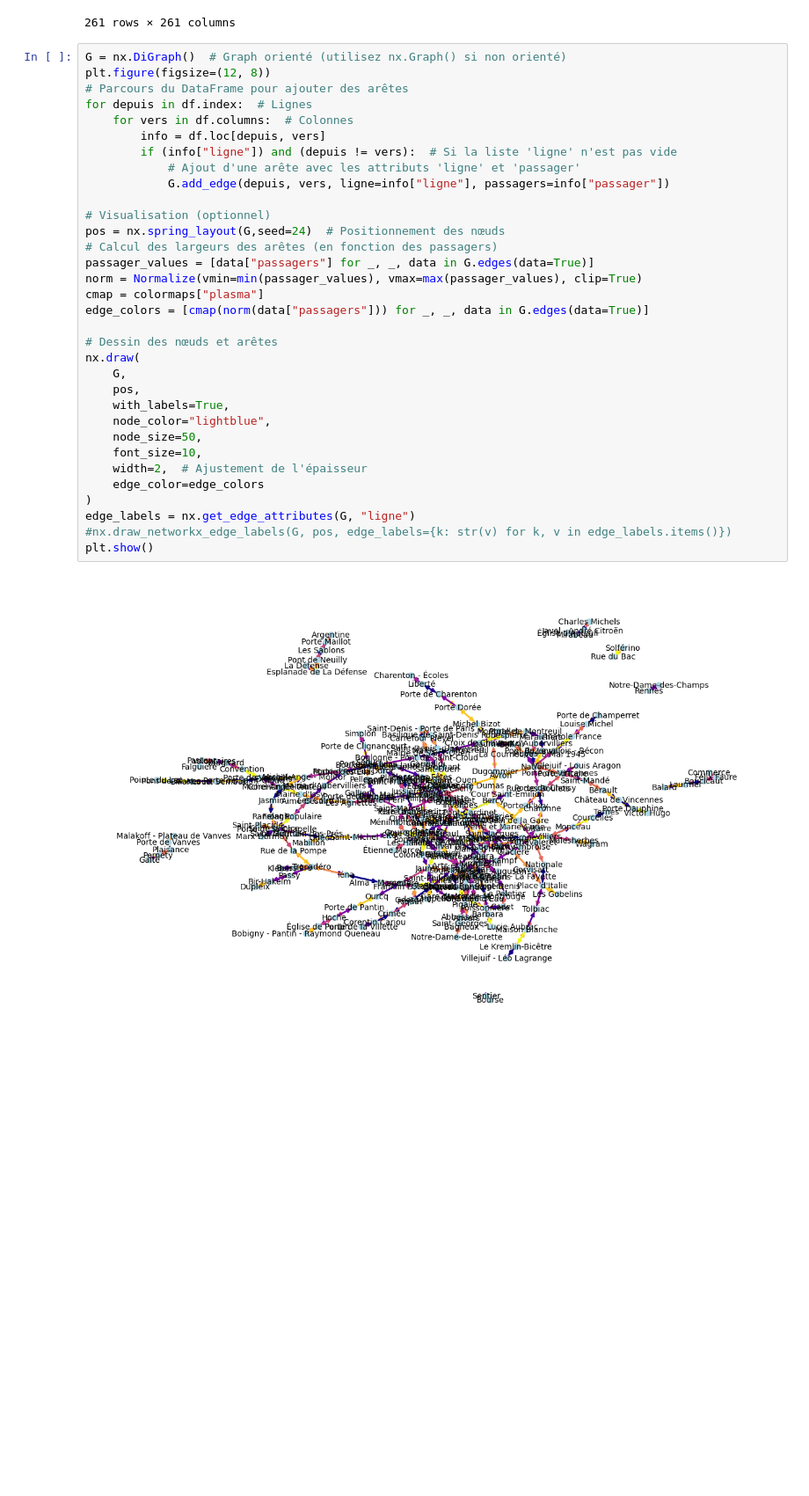
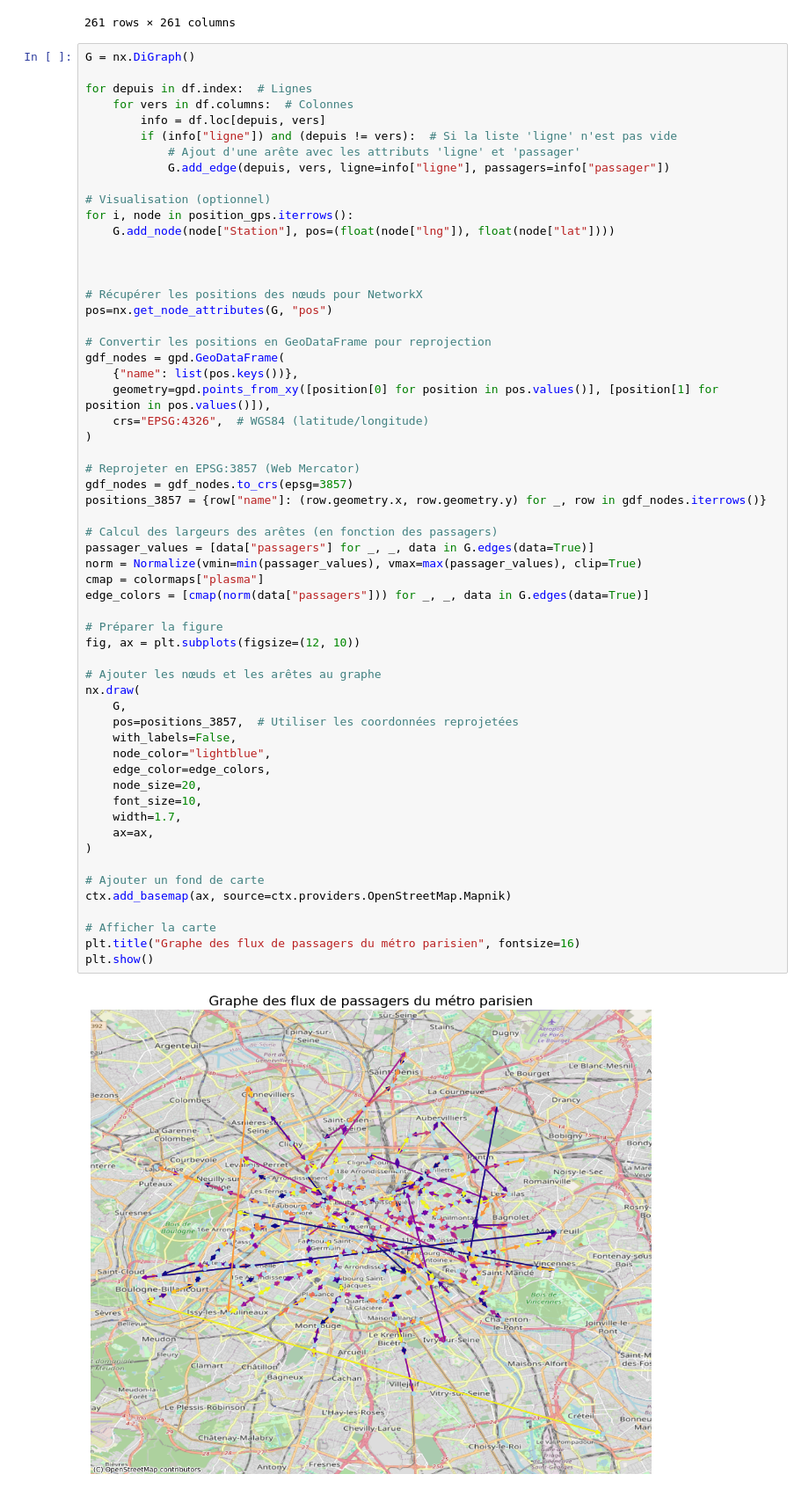
Before and after one commit to marcodamecourt/data_chall_alstom, a Jupyter notebook: data_chhall.ipynb, the cells around one changed output. Shown at 88% size. Cells and saved outputs as stored; diff of their text form; blank space fills up the shorter version.

Commit message:
graph avec carte

```diff
--- a/data_chhall.ipynb
+++ b/data_chhall.ipynb
@@ -173,37 +176,62 @@ df
 | Rome | {'ligne': [], 'passager': 8} | {'ligne': [], 'passager': 2} | {'ligne': [], 'passager': 5} | {'ligne': [], 'passager': 5} | {'ligne': [], 'passager': 1} | {'ligne': [], 'passager': 1} | {'ligne': [], 'passager': 4} | ... |
 261 rows × 261 columns
 # %%
-G = nx.DiGraph()  # Graph orienté (utilisez nx.Graph() si non orienté)
-plt.figure(figsize=(12, 8))
-# Parcours du DataFrame pour ajouter des arêtes
+G = nx.DiGraph()
+
 for depuis in df.index:  # Lignes
     for vers in df.columns:  # Colonnes
         info = df.loc[depuis, vers]
         if (info["ligne"]) and (depuis != vers):  # Si la liste 'ligne' n'est pas vide
             # Ajout d'une arête avec les attributs 'ligne' et 'passager'
             G.add_edge(depuis, vers, ligne=info["ligne"], passagers=info["passager"])
 
 # Visualisation (optionnel)
-pos = nx.spring_layout(G,seed=24)  # Positionnement des nœuds
+for i, node in position_gps.iterrows():
+    G.add_node(node["Station"], pos=(float(node["lng"]), float(node["lat"])))
+
+
+
+# Récupérer les positions des nœuds pour NetworkX
+pos=nx.get_node_attributes(G, "pos")
+
+# Convertir les positions en GeoDataFrame pour reprojection
+gdf_nodes = gpd.GeoDataFrame(
+    {"name": list(pos.keys())},
+    geometry=gpd.points_from_xy([position[0] for position in pos.values()], [position[1] for position in pos.values()]),
+    crs="EPSG:4326",  # WGS84 (latitude/longitude)
+)
+
+# Reprojeter en EPSG:3857 (Web Mercator)
+gdf_nodes = gdf_nodes.to_crs(epsg=3857)
+positions_3857 = {row["name"]: (row.geometry.x, row.geometry.y) for _, row in gdf_nodes.iterrows()}
+
 # Calcul des largeurs des arêtes (en fonction des passagers)
 passager_values = [data["passagers"] for _, _, data in G.edges(data=True)]
 norm = Normalize(vmin=min(passager_values), vmax=max(passager_values), clip=True)
 cmap = colormaps["plasma"]
 edge_colors = [cmap(norm(data["passagers"])) for _, _, data in G.edges(data=True)]
 
-# Dessin des nœuds et arêtes
+# Préparer la figure
+fig, ax = plt.subplots(figsize=(12, 10))
+
+# Ajouter les nœuds et les arêtes au graphe
 nx.draw(
     G,
-    pos,
-    with_labels=True,
+    pos=positions_3857,  # Utiliser les coordonnées reprojetées
+    with_labels=False,
     node_color="lightblue",
-    node_size=50,
+    edge_color=edge_colors,
+    node_size=20,
     font_size=10,
-    width=2,  # Ajustement de l'épaisseur
-    edge_color=edge_colors
+    width=1.7,
+    ax=ax,
 )
-edge_labels = nx.get_edge_attributes(G, "ligne")
-#nx.draw_networkx_edge_labels(G, pos, edge_labels={k: str(v) for k, v in edge_labels.items()})
+
+# Ajouter un fond de carte
+ctx.add_basemap(ax, source=ctx.providers.OpenStreetMap.Mapnik)
+
+# Afficher la carte
+plt.title("Graphe des flux de passagers du métro parisien", fontsize=16)
 plt.show()
 # %% [output]
-[figure, old version]
+[figure, new version]
```
Also changed, not shown: parts of 2 cells of this notebook.
